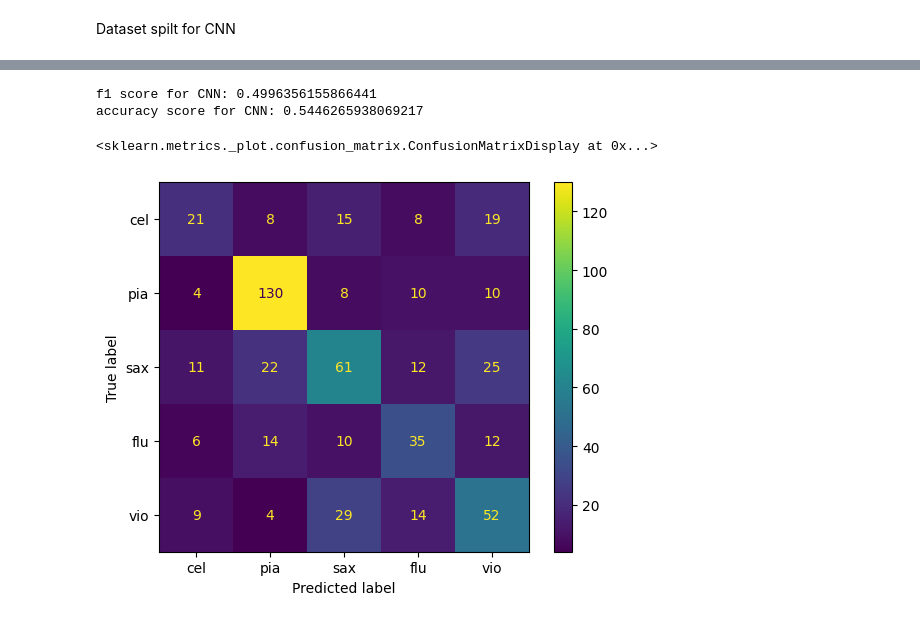
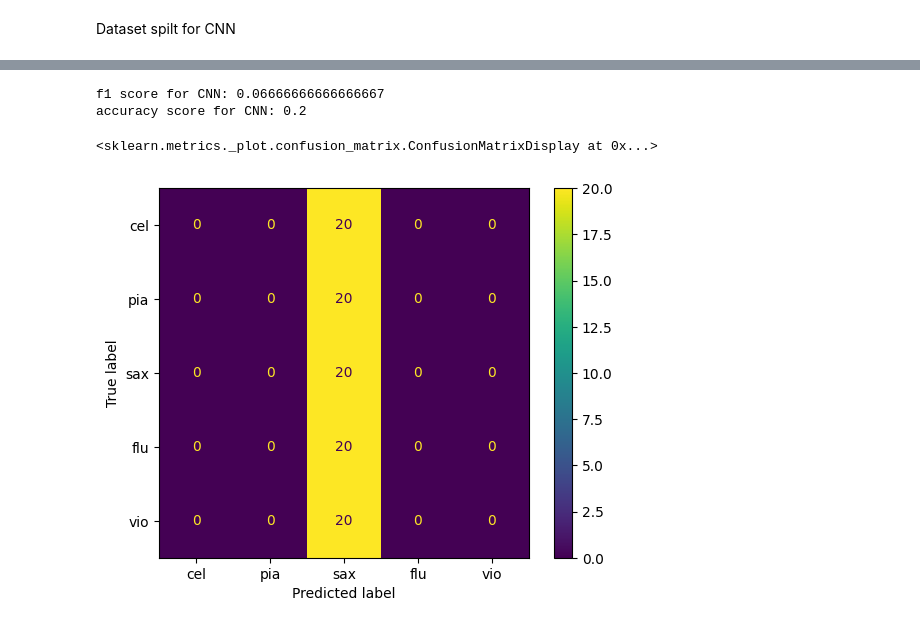
Before and after one commit to Lionsinthesky/instrument--classification-and-robustness-analysis, a Jupyter notebook: run_baseline.ipynb, the cells around one changed output, grey strips where cells are left out. Saved outputs shown, nothing was run; the diff lists cells and outputs as text; code cells hidden in the pictures.

```diff
--- a/run_baseline.ipynb
+++ b/run_baseline.ipynb
@@ -236,8 +237,8 @@ clf = train_svm(x_train_reshape, y_train)
 F1 and Accuracy Score Metric For SVM
 # %%
 #get test data
-y_test = df_testset_filtered['label_id'].values
-x_test = df_testset_filtered['file_path'].values
+y_test = test_df['label_id'].values
+x_test = test_df['file_path'].values
 
 #convert audio to spectrogram for testing
 x_test = np.array(convert_audio_to_mel_spectrogram(x_test))
@@ -307,4 +314,11 @@ Model: "functional_2"
+# %%
+from tensorflow import keras
+
+callbacks = [
+    keras.callbacks.ReduceLROnPlateau(monitor='val_loss', factor=0.5, patience=5),
+    keras.callbacks.EarlyStopping(monitor='val_loss', patience=10, restore_best_weights=True),
+]
 # %%
-clf_cnn = cnn_model.fit(x_train_cnn, y_train_cnn, epochs=20, batch_size=32, validation_data=(x_val_cnn, y_val_cnn))
+clf_cnn = cnn_model.fit(x_train_cnn, y_train_cnn, epochs=20, batch_size=32, validation_data=(x_val_cnn, y_val_cnn), callbacks=callbacks)
 # %% [output]
 Epoch 1/20
@@ -341,6 +355,6 @@ plt.show()
 # %%
 from run_cnn import predict_cnn
-y_predict_cnn = predict_cnn(cnn_model, x_test_cnn)
+y_predict_cnn = predict_cnn(cnn_model, x_test)
 print(y_predict_cnn[0])
-print(y_test_cnn[0])
+print(y_test[0])
 # %% [output]
@@ -350,16 +369,16 @@ print(y_test_cnn[0])
 # %%
 from sklearn.metrics import f1_score, accuracy_score
-print("f1 score for CNN:", format(f1_score(y_test_cnn, y_predict_cnn, average="macro")))
-print("accuracy score for CNN:", format(accuracy_score(y_test_cnn, y_predict_cnn)))
+print("f1 score for CNN:", format(f1_score(y_test, y_predict_cnn, average="macro")))
+print("accuracy score for CNN:", format(accuracy_score(y_test, y_predict_cnn)))
 # %% [output]
-f1 score for CNN: 0.4996356155866441
-accuracy score for CNN: 0.5446265938069217
+f1 score for CNN: 0.06666666666666667
+accuracy score for CNN: 0.2
 # %%
 from sklearn.metrics import confusion_matrix, ConfusionMatrixDisplay
 
-cnn_cm = confusion_matrix(y_test_cnn, y_predict_cnn)
+cnn_cm = confusion_matrix(y_test, y_predict_cnn)
 disp = ConfusionMatrixDisplay(confusion_matrix=cnn_cm,display_labels= ["cel", "pia", "sax", "flu", "vio"])
 disp.plot()
 # %% [output]
 <sklearn.metrics._plot.confusion_matrix.ConfusionMatrixDisplay at 0x...>
-[figure, old version]
+[figure, new version]
```
Also changed, not shown: parts of 14 cells of this notebook, 17 other files.
